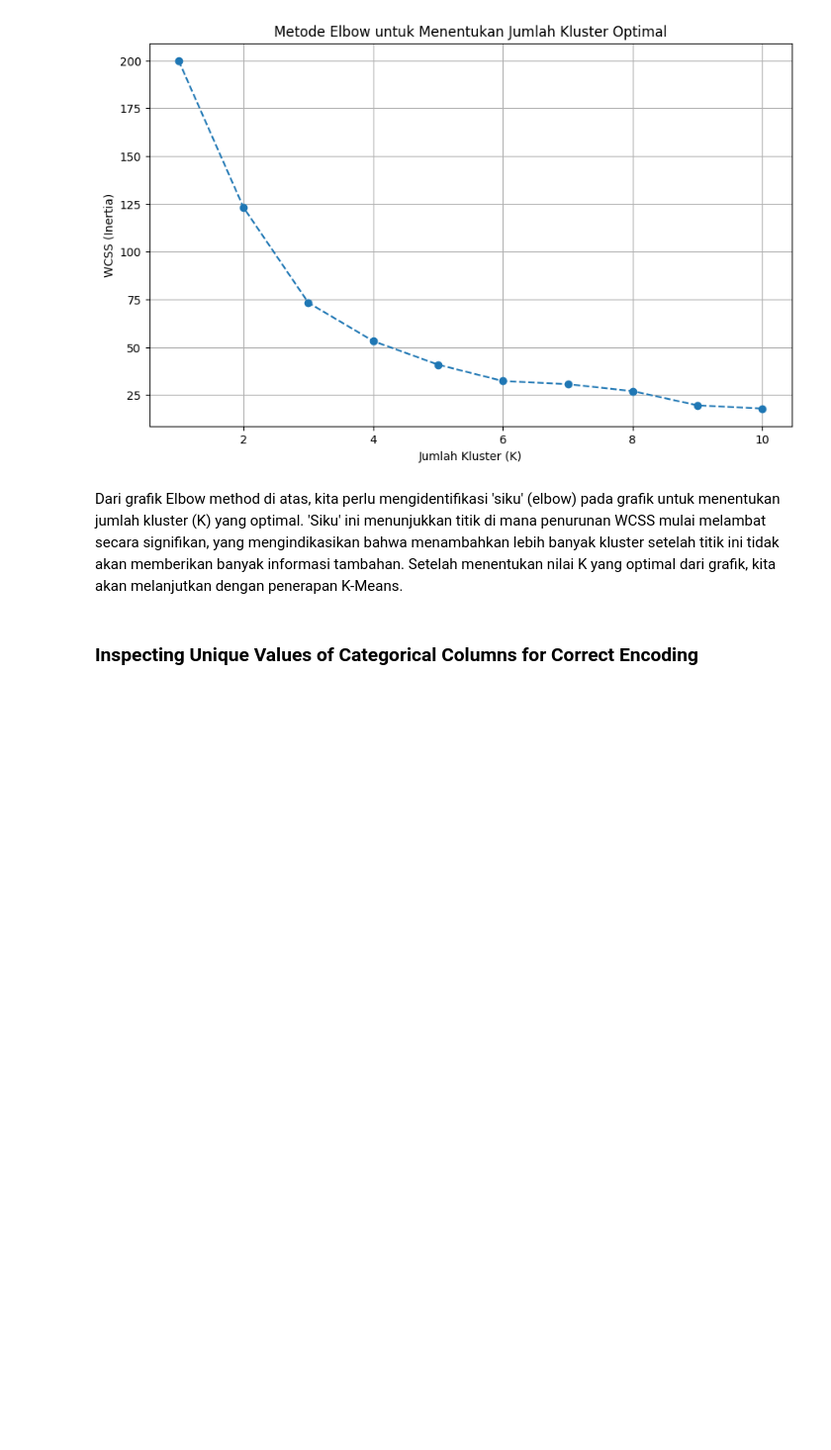
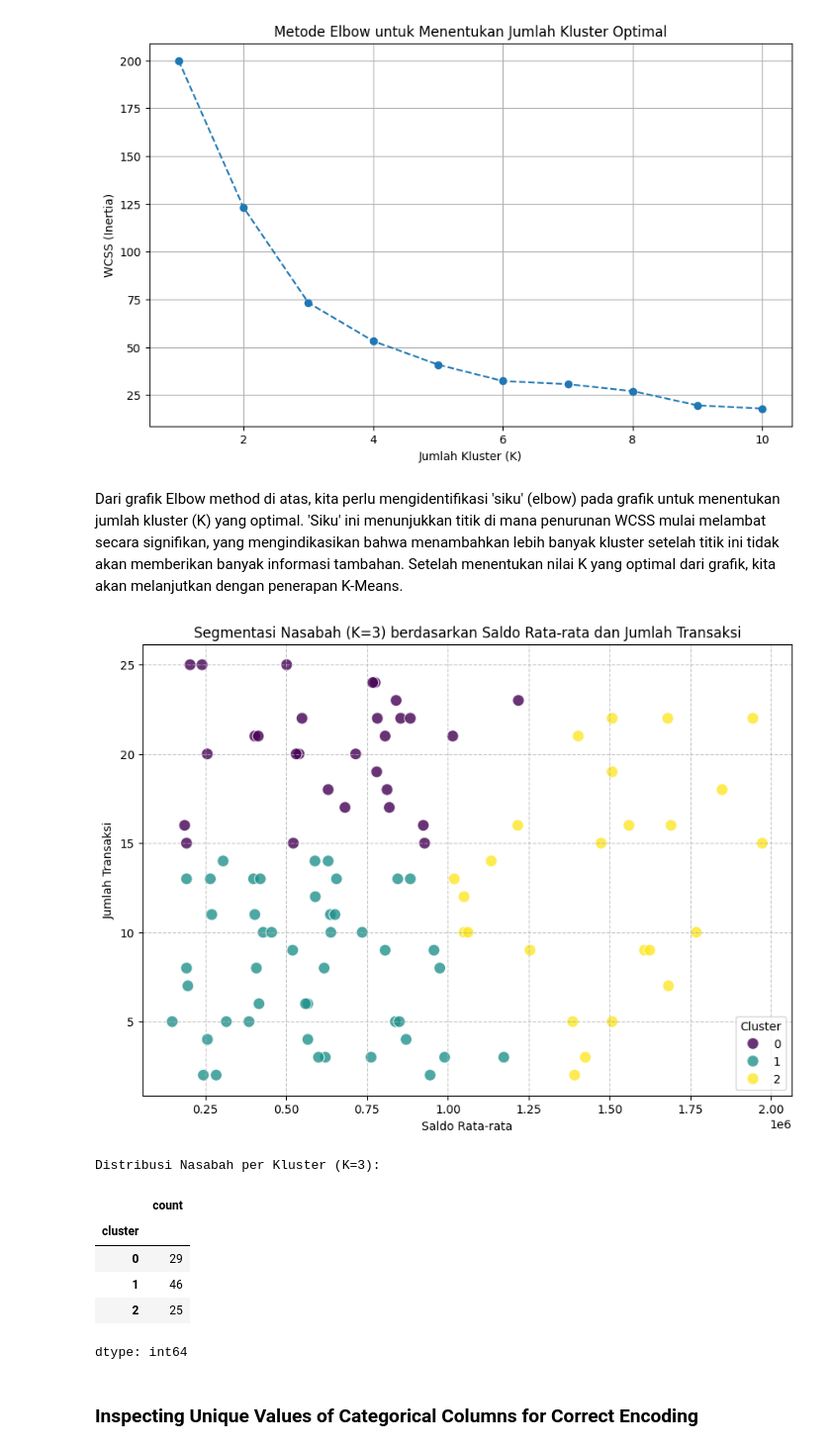
Before and after one commit to nova888/Data-Science, a Jupyter notebook: EDAdataNasabah.ipynb, the cells around one changed output. Shown at 99% size. Drawn from its saved outputs; the diff is of its cells as text; code cells hidden in the pictures; blank space fills up the shorter version.

```diff
--- a/EDAdataNasabah.ipynb
+++ b/EDAdataNasabah.ipynb
@@ -208,6 +208,33 @@ plt.show()
 [figure]
 # %% [markdown]
 Dari grafik Elbow method di atas, kita perlu mengidentifikasi 'siku' (elbow) pada grafik untuk menentukan jumlah kluster (K) yang optimal. 'Siku' ini menunjukkan titik di mana penurunan WCSS mulai melambat secara signifikan, yang mengindikasikan bahwa menambahkan lebih banyak kluster setelah titik ini tidak akan memberikan banyak informasi tambahan. Setelah menentukan nilai K yang optimal dari grafik, kita akan melanjutkan dengan penerapan K-Means.
+# %%
+# 4. Penerapan K-Means dengan K=3 (berdasarkan metode Elbow)
+k = 3
+kmeans = KMeans(n_clusters=k, init='k-means++', random_state=42, n_init='auto')
+df_nasabah['cluster'] = kmeans.fit_predict(X_scaled)
+
+# 5. Visualisasi Hasil Segmentasi
+plt.figure(figsize=(10, 7))
+sns.scatterplot(x='saldo_rata_rata', y='jumlah_transaksi', hue='cluster', data=df_nasabah, palette='viridis', s=100, alpha=0.8)
+plt.title(f'Segmentasi Nasabah (K={k}) berdasarkan Saldo Rata-rata dan Jumlah Transaksi')
+plt.xlabel('Saldo Rata-rata')
+plt.ylabel('Jumlah Transaksi')
+plt.grid(True, linestyle='--', alpha=0.7)
+plt.legend(title='Cluster')
+plt.show()
+
+print(f"Distribusi Nasabah per Kluster (K={k}):")
+display(df_nasabah['cluster'].value_counts().sort_index())
+# %% [output]
+[figure, added]
+Distribusi Nasabah per Kluster (K=3):
+|  | count |
+| cluster |  |
+| 0 | 29 |
+| 1 | 46 |
+| 2 | 25 |
+dtype: int64
 # %% [markdown]
 ### Inspecting Unique Values of Categorical Columns for Correct Encoding
 # %%
```
